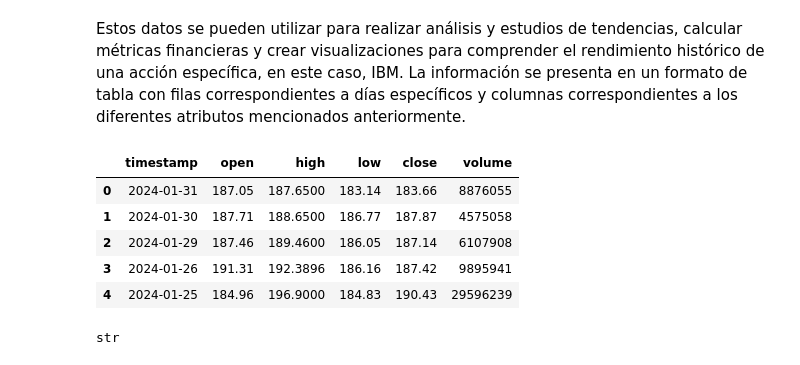
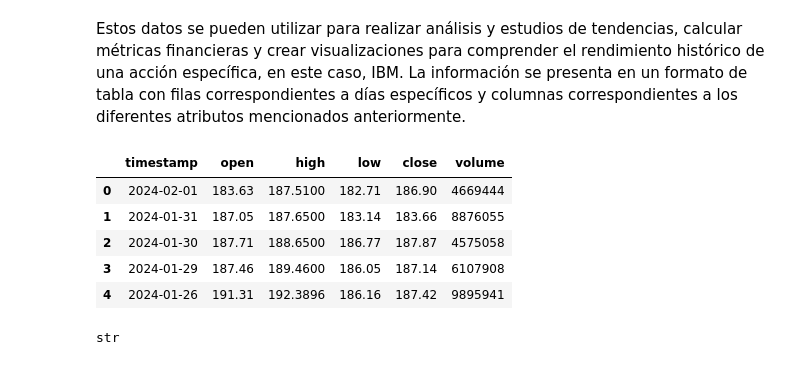
Before and after one commit to marco-canas/didactica_ciencia_datos, a Jupyter notebook: 1_curso_machine_learning/8_time_series/curso_corto_series_tiempo/1_time_series_anaconda/Module_1_Working_with_Time_Series_Data_in_Python.ipynb, the cells around one changed output. Drawn from its saved outputs; the diff is of its cells as text; code cells hidden in the pictures.

```diff
--- a/1_curso_machine_learning/8_time_series/curso_corto_series_tiempo/1_time_series_anaconda/Module_1_Working_with_Time_Series_Data_in_Python.ipynb
+++ b/1_curso_machine_learning/8_time_series/curso_corto_series_tiempo/1_time_series_anaconda/Module_1_Working_with_Time_Series_Data_in_Python.ipynb
@@ -46,19 +46,19 @@ Aquí hay una descripción general de los posibles campos que podrías encontrar
 Estos datos se pueden utilizar para realizar análisis y estudios de tendencias, calcular métricas financieras y crear visualizaciones para comprender el rendimiento histórico de una acción específica, en este caso, IBM. La información se presenta en un formato de tabla con filas correspondientes a días específicos y columnas correspondientes a los diferentes atributos mencionados anteriormente.
 # %%
 import pandas as pd
-
-df = pd.read_csv("https://www.alphavantage.co/query?function=TIME_SERIES_DAILY&symbol=IBM&apikey=demo&datatype=csv")
+url_ibm_dates = "https://www.alphavantage.co/query?function=TIME_SERIES_DAILY&symbol=IBM&apikey=demo&datatype=csv"
+df = pd.read_csv(url_ibm_dates)
 
 df.head()
 
 # https://www.alphavantage.co/
 # %% [output]
 |  | timestamp | open | high | low | close | volume |
-| 0 | 2024-01-31 | 187.05 | 187.6500 | 183.14 | 183.66 | 8876055 |
-| 1 | 2024-01-30 | 187.71 | 188.6500 | 186.77 | 187.87 | 4575058 |
-| 2 | 2024-01-29 | 187.46 | 189.4600 | 186.05 | 187.14 | 6107908 |
-| 3 | 2024-01-26 | 191.31 | 192.3896 | 186.16 | 187.42 | 9895941 |
-| 4 | 2024-01-25 | 184.96 | 196.9000 | 184.83 | 190.43 | 29596239 |
+| 0 | 2024-02-01 | 183.63 | 187.5100 | 182.71 | 186.90 | 4669444 |
+| 1 | 2024-01-31 | 187.05 | 187.6500 | 183.14 | 183.66 | 8876055 |
+| 2 | 2024-01-30 | 187.71 | 188.6500 | 186.77 | 187.87 | 4575058 |
+| 3 | 2024-01-29 | 187.46 | 189.4600 | 186.05 | 187.14 | 6107908 |
+| 4 | 2024-01-26 | 191.31 | 192.3896 | 186.16 | 187.42 | 9895941 |
 # %%
 #Note que los datos en el atributo timestamp son cadenas de caracteres
 
```
Also changed, not shown: 3 other files.
